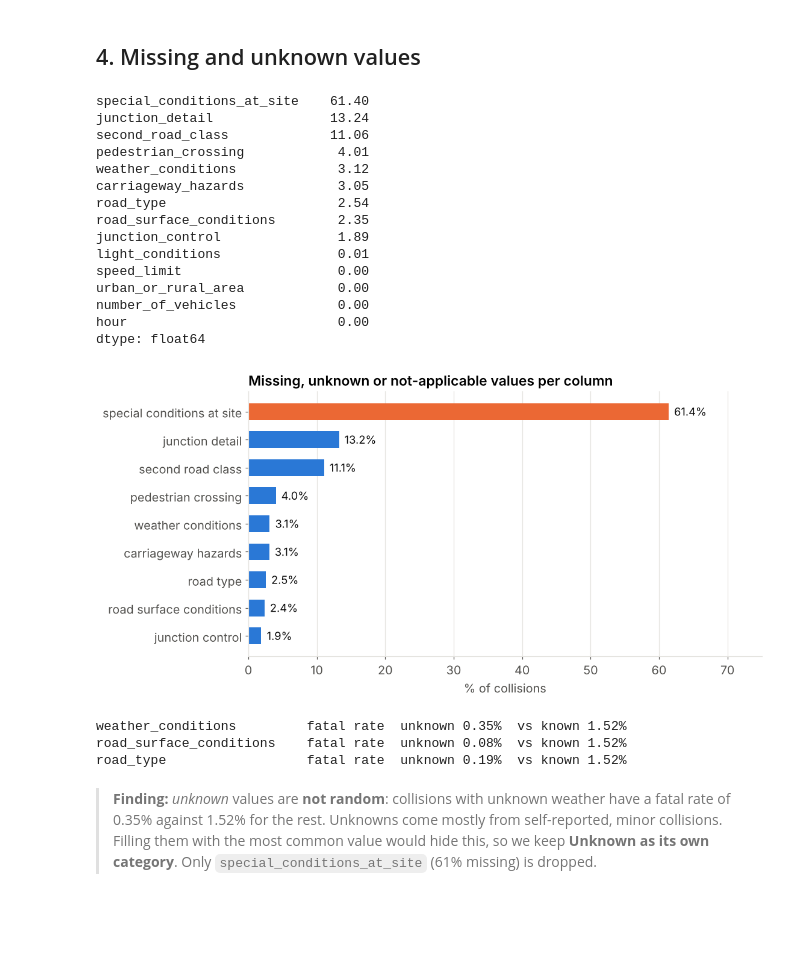
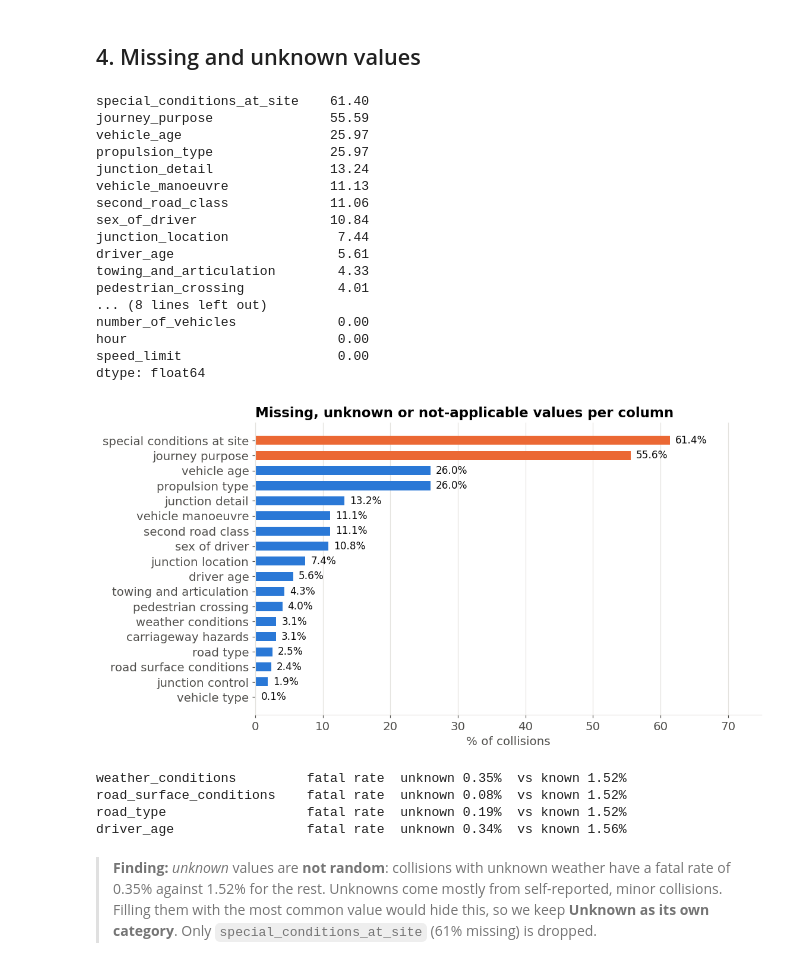
Before and after one commit to Ahmad-AlModhayan/arti205-road-accident-severity, a Jupyter notebook: Analysis/01_EDA_and_Data_Preparation.ipynb, the cells around one changed output. Cells and saved outputs as stored; diff of their text form; code cells hidden in the pictures; blank space fills up the shorter version.

Commit message:
Rebuild with DfT 2024 vehicles, engineered features, course models, predict CLI, and presentation scripts

```diff
--- a/Analysis/01_EDA_and_Data_Preparation.ipynb
+++ b/Analysis/01_EDA_and_Data_Preparation.ipynb
@@ -18,6 +18,7 @@ from pathlib import Path
 from scipy.stats import chi2_contingency
 
 RAW = Path("../Data/dft-road-casualty-statistics-collision-2024.csv")
+VEH_RAW = Path("../Data/dft-road-casualty-statistics-vehicle-2024.csv")
 OUT = Path("../Data/UK_collisions_final.csv")
 FIG = Path("figures"); FIG.mkdir(exist_ok=True)
 
@@ -39,7 +40,13 @@ def save(fig, name):
 ## 1. Load the raw data
 # %%
 raw = pd.read_csv(RAW, low_memory=False)
-print(f"{raw.shape[0]:,} collisions x {raw.shape[1]} columns")
-print("years:", raw["collision_year"].unique(), "| duplicate rows:", raw.duplicated().sum())
+veh_cols = [
+    "collision_index", "vehicle_reference", "vehicle_type", "age_of_driver",
+    "vehicle_manoeuvre", "junction_location", "sex_of_driver",
+    "journey_purpose_of_driver", "towing_and_articulation", "propulsion_code", "age_of_vehicle",
+]
+veh_raw = pd.read_csv(VEH_RAW, usecols=veh_cols, low_memory=False)
+print(f"collisions: {raw.shape[0]:,} x {raw.shape[1]} columns | vehicles: {veh_raw.shape[0]:,} x {veh_raw.shape[1]} columns")
+print("years:", raw["collision_year"].unique(), "| duplicate collision rows:", raw.duplicated().sum())
 raw.head(3)
 # %% [output]
@@ -124,55 +221,64 @@ imbalance ratio Slight : Fatal = 51 : 1
 # %%
 MISSING = {c: {-1, 9} for c in LABELS}
 MISSING.update({"junction_detail": {-1, 99}, "pedestrian_crossing": {-1, 99}, "carriageway_hazards": {-1, 99},
                 "light_conditions": {-1}, "urban_or_rural_area": {-1, 3}, "day_of_week": set(), "first_road_class": set(),
                 "junction_control": {9}})   # junction_control -1 means 'not at a junction', not missing
 check = ["speed_limit","road_type","junction_detail","junction_control","second_road_class","pedestrian_crossing",
          "light_conditions","weather_conditions","road_surface_conditions","special_conditions_at_site",
-         "carriageway_hazards","urban_or_rural_area","number_of_vehicles","hour"]
+         "carriageway_hazards","urban_or_rural_area","number_of_vehicles","hour"] + VEH_FEATS
 miss = {}
 for c in check:
     codes = MISSING.get(c, {-1, 9, 99} if c == "special_conditions_at_site" else {-1})
-    miss[c] = (df[c].isin(codes) | df[c].isna()).mean() * 100
+    if c in VEH_FEATS:
+        unk_vals = {"Unknown"}
+        miss[c] = (df[c].isin(unk_vals) | df[c].isna()).mean() * 100
+    else:
+        miss[c] = (df[c].isin(codes) | df[c].isna()).mean() * 100
 miss = pd.Series(miss).sort_values()
 print(miss.round(2).sort_values(ascending=False))
 
-fig, ax = plt.subplots(figsize=(10, 5.2))
+fig, ax = plt.subplots(figsize=(10, 5.8))
 show = miss[miss >= 0.05]   # columns with at least 0.05% missing
 cols = [ORANGE if v > 50 else BLUE for v in show]
 ax.barh(show.index.str.replace("_", " "), show.values, color=cols, height=0.6)
 for i, v in enumerate(show.values):
-    ax.text(v + 0.8, i, f"{v:.1f}%", va="center", color=INK, fontsize=12)
+    ax.text(v + 0.8, i, f"{v:.1f}%", va="center", color=INK, fontsize=11)
 ax.set_xlim(0, 75); ax.grid(axis="y", visible=False)
 ax.set_title("Missing, unknown or not-applicable values per column", loc="left")
 ax.set_xlabel("% of collisions")
 save(fig, "02_missing_values.png")
 # %% [output]
 special_conditions_at_site    61.40
+journey_purpose               55.59
+vehicle_age                   25.97
+propulsion_type               25.97
 junction_detail               13.24
+vehicle_manoeuvre             11.13
 second_road_class             11.06
+sex_of_driver                 10.84
+junction_location              7.44
+driver_age                     5.61
+towing_and_articulation        4.33
 pedestrian_crossing            4.01
-weather_conditions             3.12
-carriageway_hazards            3.05
-road_type                      2.54
-road_surface_conditions        2.35
-junction_control               1.89
-light_conditions               0.01
-speed_limit                    0.00
-urban_or_rural_area            0.00
+... (8 lines left out)
 number_of_vehicles             0.00
 hour                           0.00
+speed_limit                    0.00
 dtype: float64
-[figure, old version]
+[figure, new version]
 # %%
 # Are 'unknown' values random? Compare the fatal rate of unknown vs known values.
 for c in ["weather_conditions", "road_surface_conditions", "road_type"]:
     unk = df[c].isin({-1, 9})
     print(f"{c:26s} fatal rate  unknown {df.loc[unk,'collision_severity'].eq(1).mean()*100:.2f}%"
           f"  vs known {df.loc[~unk,'collision_severity'].eq(1).mean()*100:.2f}%")
+unk_age = df["driver_age"].eq("Unknown")
+print(f"{'driver_age':26s} fatal rate  unknown {df.loc[unk_age,'collision_severity'].eq(1).mean()*100:.2f}%  vs known {df.loc[~unk_age,'collision_severity'].eq(1).mean()*100:.2f}%")
 # %% [output]
 weather_conditions         fatal rate  unknown 0.35%  vs known 1.52%
 road_surface_conditions    fatal rate  unknown 0.08%  vs known 1.52%
 road_type                  fatal rate  unknown 0.19%  vs known 1.52%
+driver_age                 fatal rate  unknown 0.34%  vs known 1.56%
 # %% [markdown]
 > **Finding:** *unknown* values are **not random**: collisions with unknown weather have a fatal rate of 0.35% against 1.52% for the rest. Unknowns come mostly from self-reported, minor collisions. Filling them with the most common value would hide this, so we keep **Unknown as its own category**. Only `special_conditions_at_site` (61% missing) is dropped.
 # %% [markdown]
```
Also changed, not shown: parts of 15 cells of this notebook, 42 other files.
